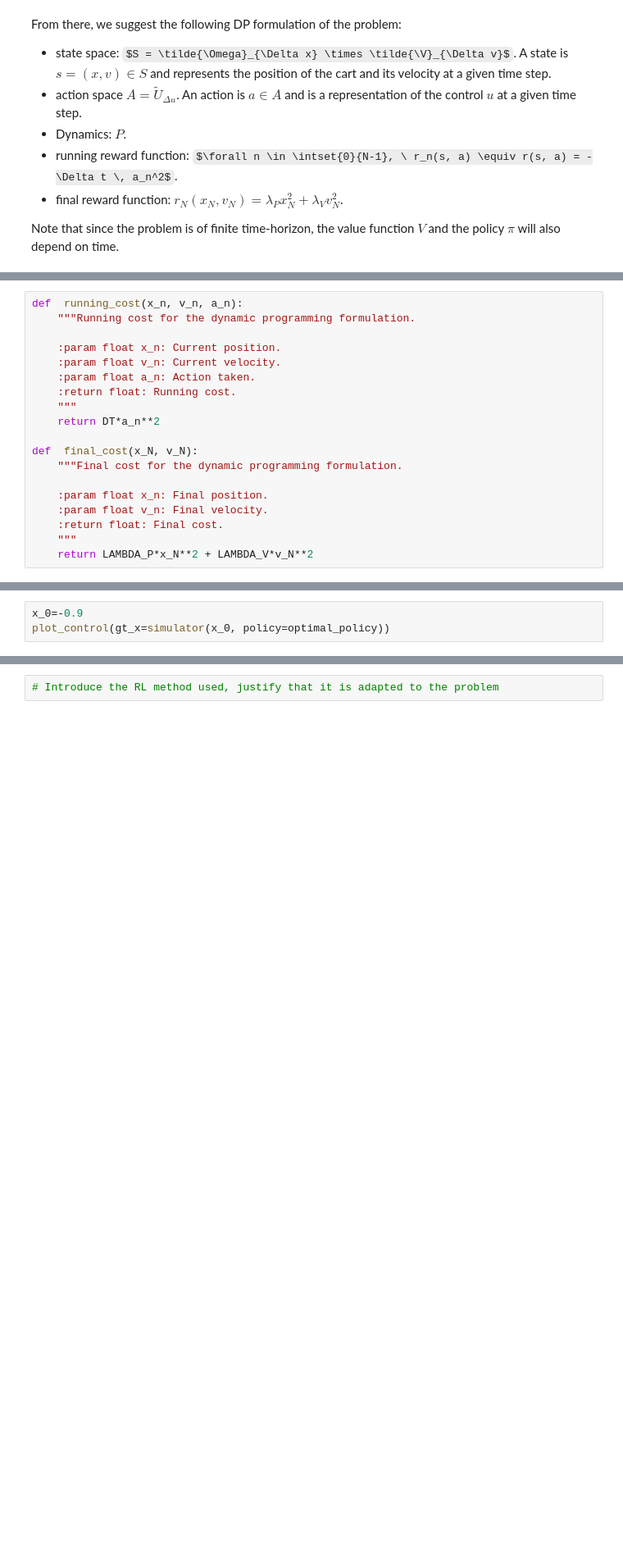
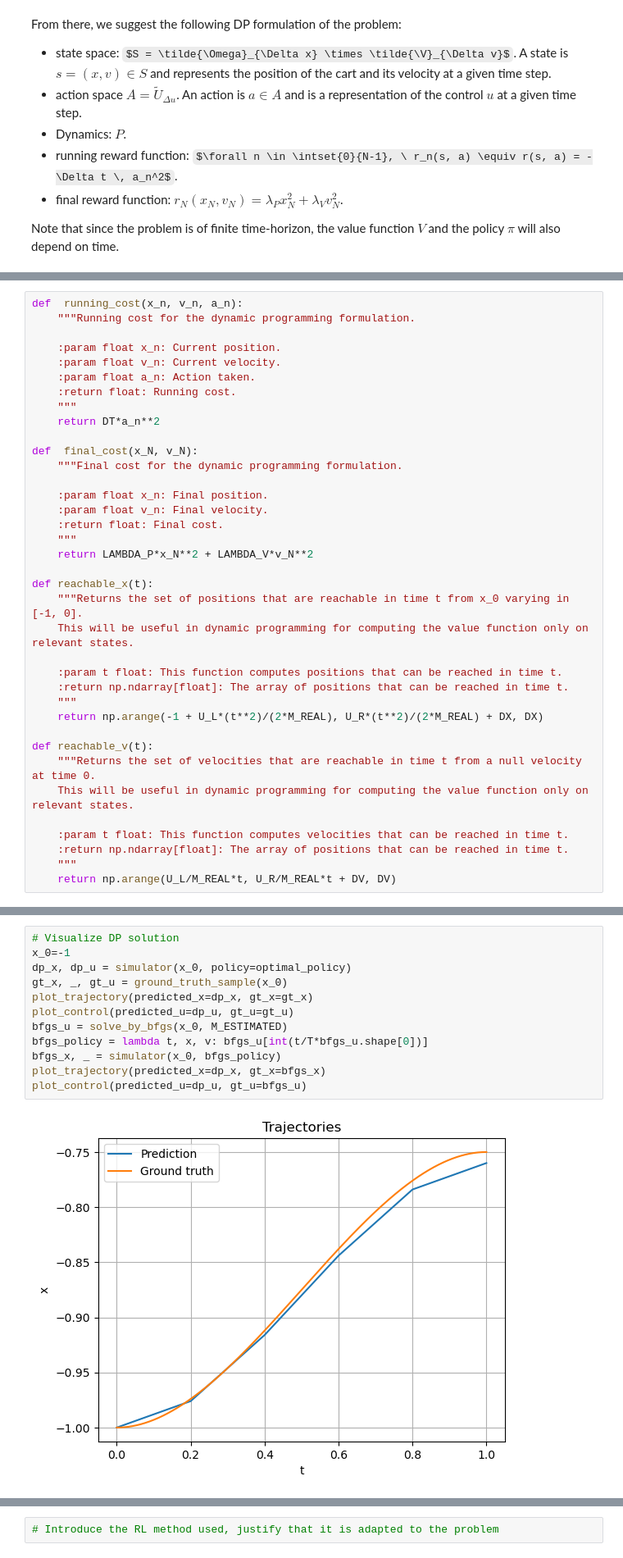
Before and after one commit to TheiloT/RL-accelerated-cart, a Jupyter notebook: TL-RL-toy-problem.ipynb, the cells around one changed output, grey strips where cells are left out. Shown: that part at 82% size. Saved outputs shown, nothing was run; the diff lists cells and outputs as text; some formulas as TeX source; blank space fills up the shorter version.

```diff
--- a/TL-RL-toy-problem.ipynb
+++ b/TL-RL-toy-problem.ipynb
@@ -756,4 +758,22 @@ def  final_cost(x_N, v_N):
     :return float: Final cost.
     """
     return LAMBDA_P*x_N**2 + LAMBDA_V*v_N**2
+
+def reachable_x(t):
+    """Returns the set of positions that are reachable in time t from x_0 varying in [-1, 0].
+    This will be useful in dynamic programming for computing the value function only on relevant states.
+
+    :param t float: This function computes positions that can be reached in time t.
+    :return np.ndarray[float]: The array of positions that can be reached in time t.
+    """
+    return np.arange(-1 + U_L*(t**2)/(2*M_REAL), U_R*(t**2)/(2*M_REAL) + DX, DX)
+
+def reachable_v(t):
+    """Returns the set of velocities that are reachable in time t from a null velocity at time 0.
+    This will be useful in dynamic programming for computing the value function only on relevant states.
+
+    :param t float: This function computes velocities that can be reached in time t.
+    :return np.ndarray[float]: The array of positions that can be reached in time t.
+    """
+    return np.arange(U_L/M_REAL*t, U_R/M_REAL*t + DV, DV)
 # %%
@@ -785,4 +800,14 @@ optimal_policy = lambda n,s: optimal_policy_array[n, s]
 # %%
-x_0=-0.9
-plot_control(gt_x=simulator(x_0, policy=optimal_policy))
+# Visualize DP solution
+x_0=-1
+dp_x, dp_u = simulator(x_0, policy=optimal_policy)
+gt_x, _, gt_u = ground_truth_sample(x_0)
+plot_trajectory(predicted_x=dp_x, gt_x=gt_x)
+plot_control(predicted_u=dp_u, gt_u=gt_u)
+bfgs_u = solve_by_bfgs(x_0, M_ESTIMATED)
+bfgs_policy = lambda t, x, v: bfgs_u[int(t/T*bfgs_u.shape[0])]
+bfgs_x, _ = simulator(x_0, bfgs_policy)
+plot_trajectory(predicted_x=dp_x, gt_x=bfgs_x)
+plot_control(predicted_u=dp_u, gt_u=bfgs_u)
 # %% [output]
+[figure, added]
```
Also changed, not shown: parts of 11 cells of this notebook, 2 other files.
